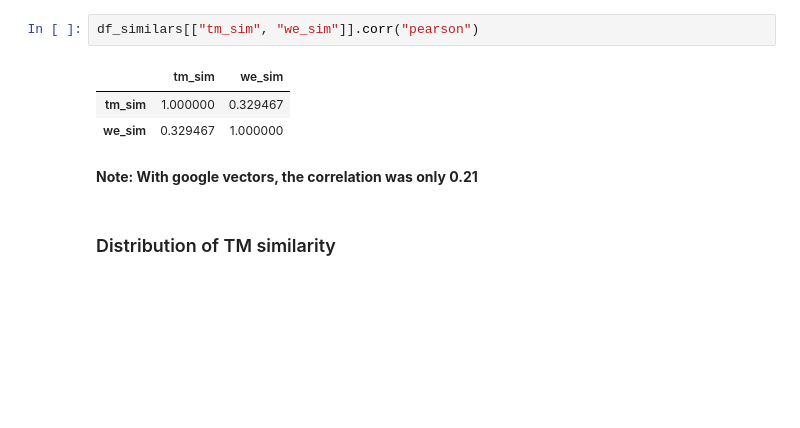
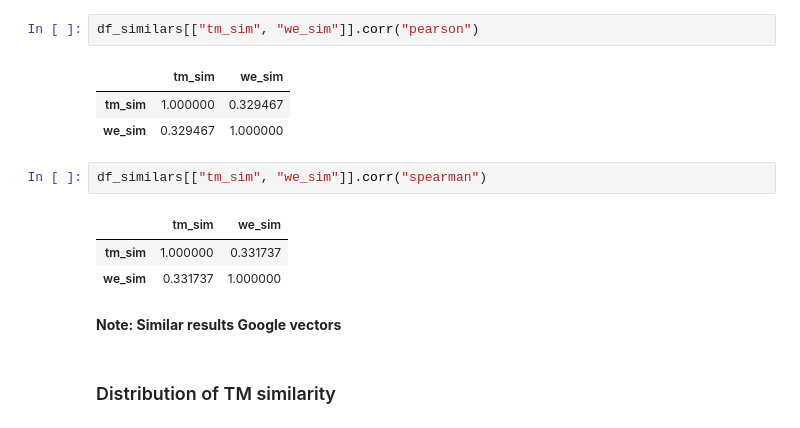
Before and after one commit to knub/master-thesis, a Jupyter notebook: notebooks/Topics.ipynb, the cells around one changed output. Drawn from its saved outputs; the diff is of its cells as text; blank space fills up the shorter version.

```diff
--- a/notebooks/Topics.ipynb
+++ b/notebooks/Topics.ipynb
@@ -266,8 +269,14 @@ df_similars[["tm_sim", "we_sim"]].corr("pearson")
 |  | tm_sim | we_sim |
 | tm_sim | 1.000000 | 0.329467 |
 | we_sim | 0.329467 | 1.000000 |
-# %% [markdown]
-**Note: With google vectors, the correlation was only 0.21**
+# %%
+df_similars[["tm_sim", "we_sim"]].corr("spearman")
+# %% [output]
+|  | tm_sim | we_sim |
+| tm_sim | 1.000000 | 0.331737 |
+| we_sim | 0.331737 | 1.000000 |
+# %% [markdown]
+**Note: Similar results Google vectors**
 # %% [markdown]
 ### Distribution of TM similarity
 # %%
```
Also changed, not shown: parts of 15 cells of this notebook, 2 other files.
